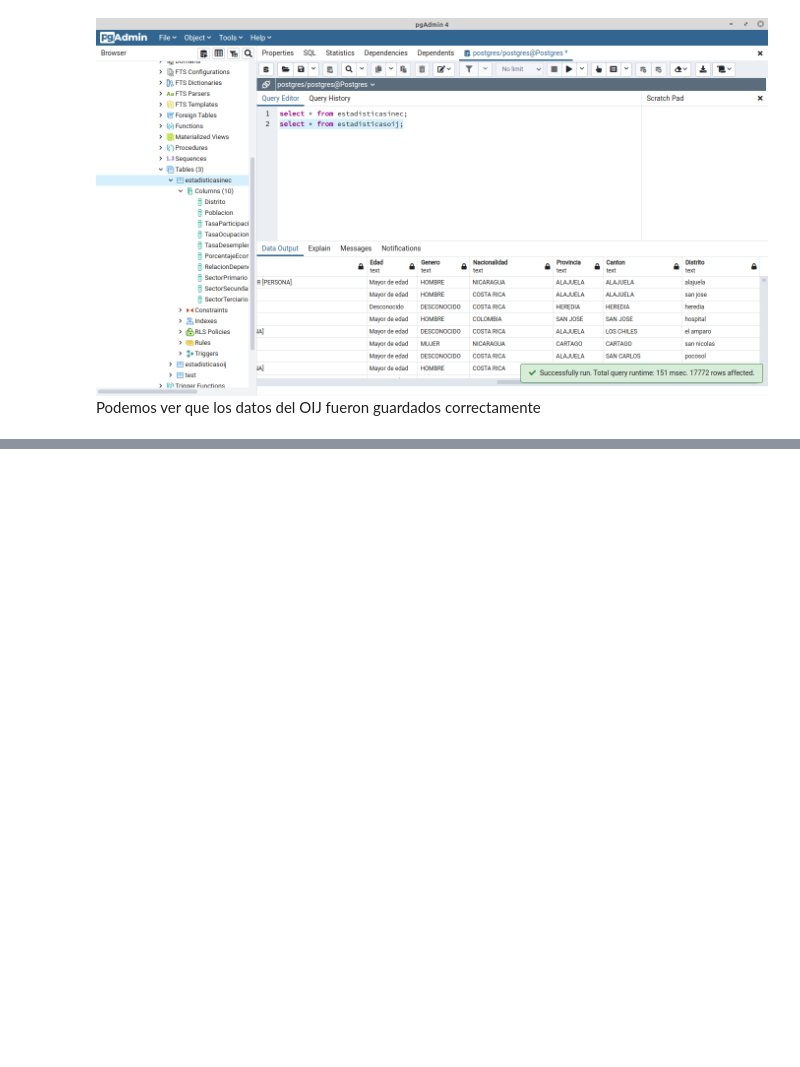
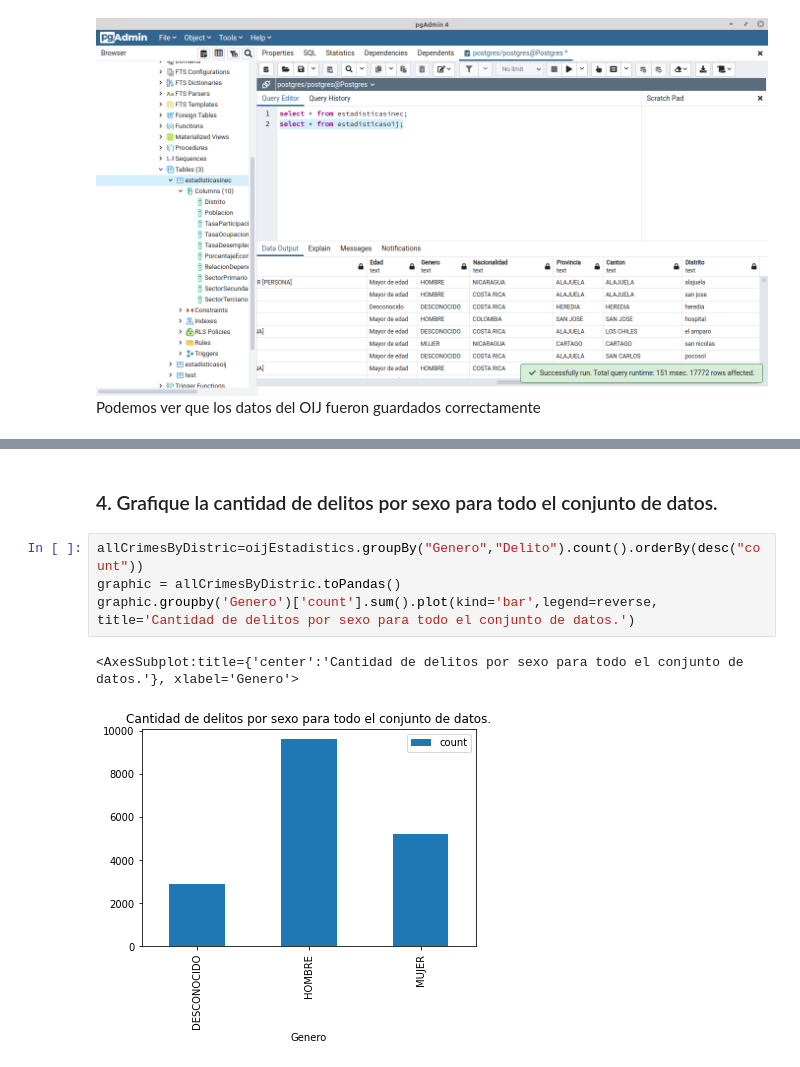
Before and after one commit to brydiaz/sparkProject, a Jupyter notebook: sparkProjectJup.ipynb, the cells around one changed output, grey strips where cells are left out. Saved outputs shown, nothing was run; the diff lists cells and outputs as text; blank space fills up the shorter version.

```diff
--- a/sparkProjectJup.ipynb
+++ b/sparkProjectJup.ipynb
@@ -286,0 +333,9 @@ write_spark_df_to_db(oijEstadistics.select("*"), "EstadisticasOIJ")inecEstadisti
+# %% [markdown]
+### 4. Grafique la cantidad de delitos por sexo para todo el conjunto de datos.
+# %%
+allCrimesByDistric=oijEstadistics.groupBy("Genero","Delito").count().orderBy(desc("count"))
+graphic = allCrimesByDistric.toPandas()
+graphic.groupby('Genero')['count'].sum().plot(kind='bar',legend=reverse, title='Cantidad de delitos por sexo para todo el conjunto de datos.')
+# %% [output]
+<AxesSubplot:title={'center':'Cantidad de delitos por sexo para todo el conjunto de datos.'}, xlabel='Genero'>
+[figure, added]
```
Also changed, not shown: parts of 15 cells of this notebook, 2 other files.
